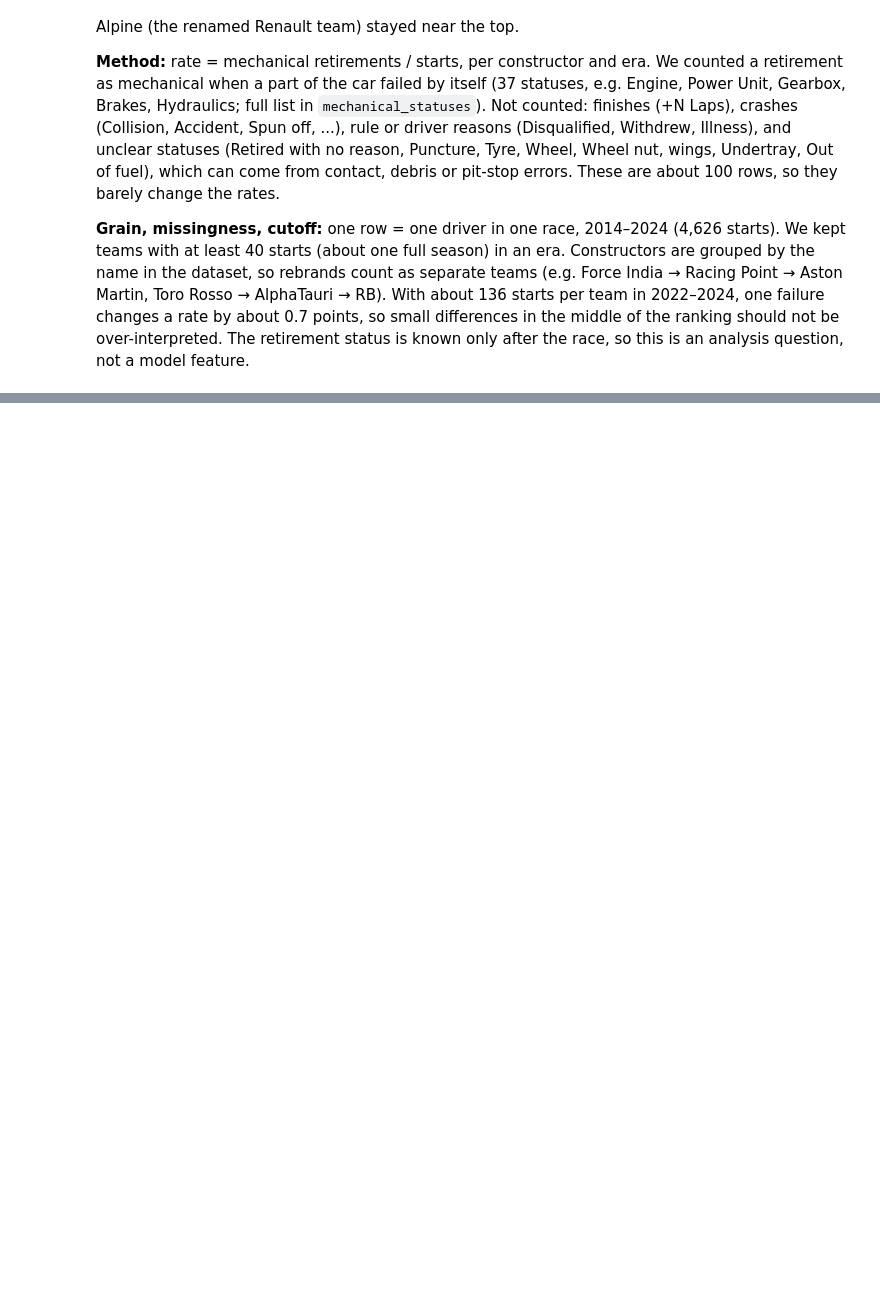
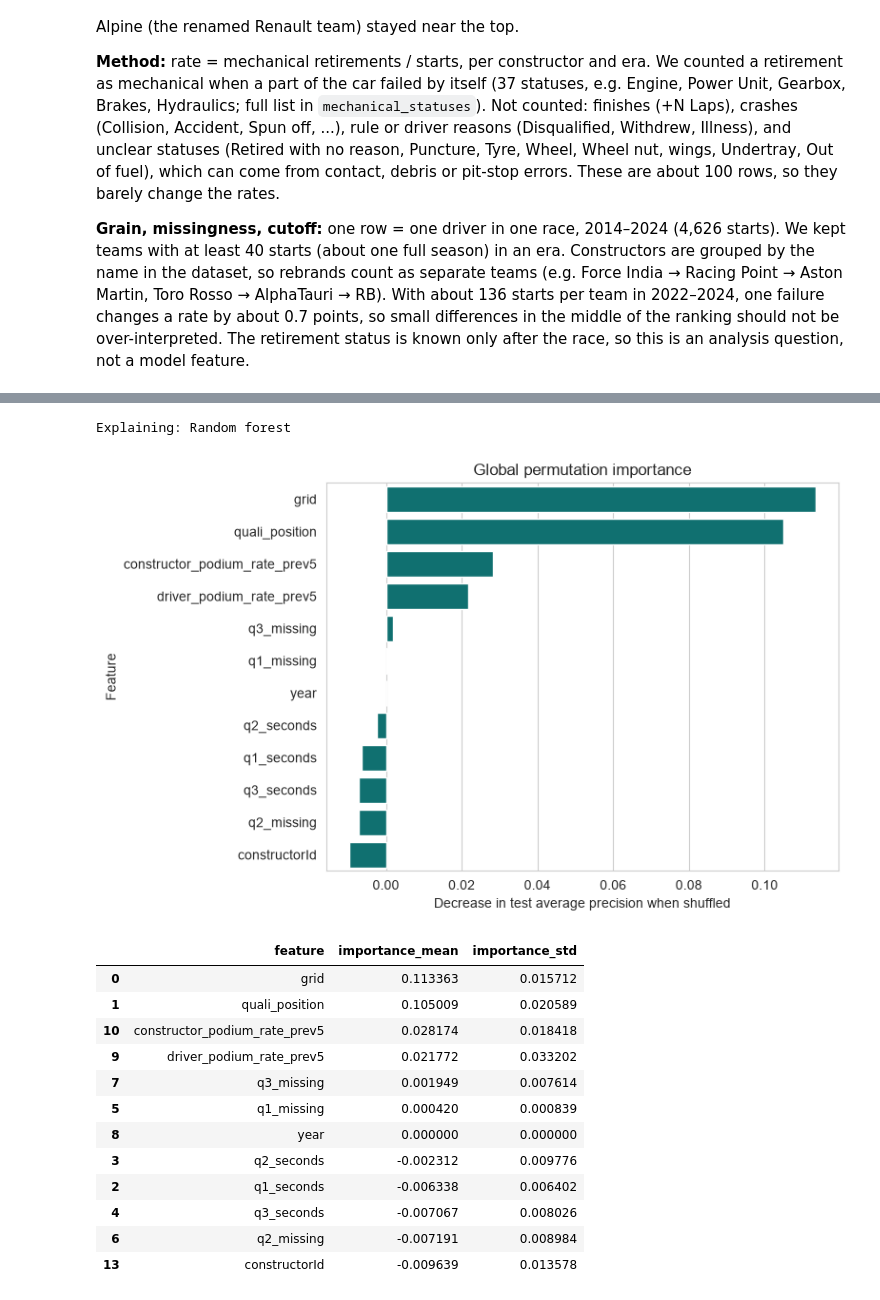
Before and after one commit to AmrKoura/ACL-project, a Jupyter notebook: milestone1.ipynb, the cells around one changed output, grey strips where cells are left out. Drawn from its saved outputs; the diff is of its cells as text; code cells hidden in the pictures; blank space fills up the shorter version.

```diff
--- a/milestone1.ipynb
+++ b/milestone1.ipynb
@@ -1470,0 +1856,46 @@ With about 136 starts per team in 2022–2024, one failure changes a rate by abo
+# %%
+# Select the stronger statistical model using validation only (not test scores).
+stat_names = ["Logistic regression", "Random forest"]
+best_stat_name = max(
+    stat_names,
+    key=lambda n: model_comparison.query("model == @n and split == 'validation'")["PR-AUC"].iloc[0]
+)
+best_stat_model = model_pipelines[best_stat_name]
+print("Explaining:", best_stat_name)
+
+# Global permutation importance at the original feature level.
+perm_n = min(500, len(X_test))
+X_perm = X_test.sample(perm_n, random_state=42)
+y_perm = y_test.loc[X_perm.index]
+perm = permutation_importance(
+    best_stat_model, X_perm, y_perm, scoring="average_precision",
+    n_repeats=5, random_state=42, n_jobs=-1
+)
+perm_table = pd.DataFrame({"feature": FEATURES, "importance_mean": perm.importances_mean,
+                           "importance_std": perm.importances_std})
+perm_table = perm_table.sort_values("importance_mean", ascending=False)
+
+plt.figure(figsize=(8, 5))
+sns.barplot(data=perm_table.head(12), x="importance_mean", y="feature", color="teal")
+plt.xlabel("Decrease in test average precision when shuffled")
+plt.ylabel("Feature")
+plt.title("Global permutation importance")
+plt.tight_layout()
+plt.show()
+perm_table.head(12)
+# %% [output]
+Explaining: Random forest
+[figure, added]
+|  | feature | importance_mean | importance_std |
+| 0 | grid | 0.113363 | 0.015712 |
+| 1 | quali_position | 0.105009 | 0.020589 |
+| 10 | constructor_podium_rate_prev5 | 0.028174 | 0.018418 |
+| 9 | driver_podium_rate_prev5 | 0.021772 | 0.033202 |
+| 7 | q3_missing | 0.001949 | 0.007614 |
+| 5 | q1_missing | 0.000420 | 0.000839 |
+| 8 | year | 0.000000 | 0.000000 |
+| 3 | q2_seconds | -0.002312 | 0.009776 |
+| 2 | q1_seconds | -0.006338 | 0.006402 |
+| 4 | q3_seconds | -0.007067 | 0.008026 |
+| 6 | q2_missing | -0.007191 | 0.008984 |
+| 13 | constructorId | -0.009639 | 0.013578 |
```
Also changed, not shown: parts of 18 cells of this notebook, 1 other file.
